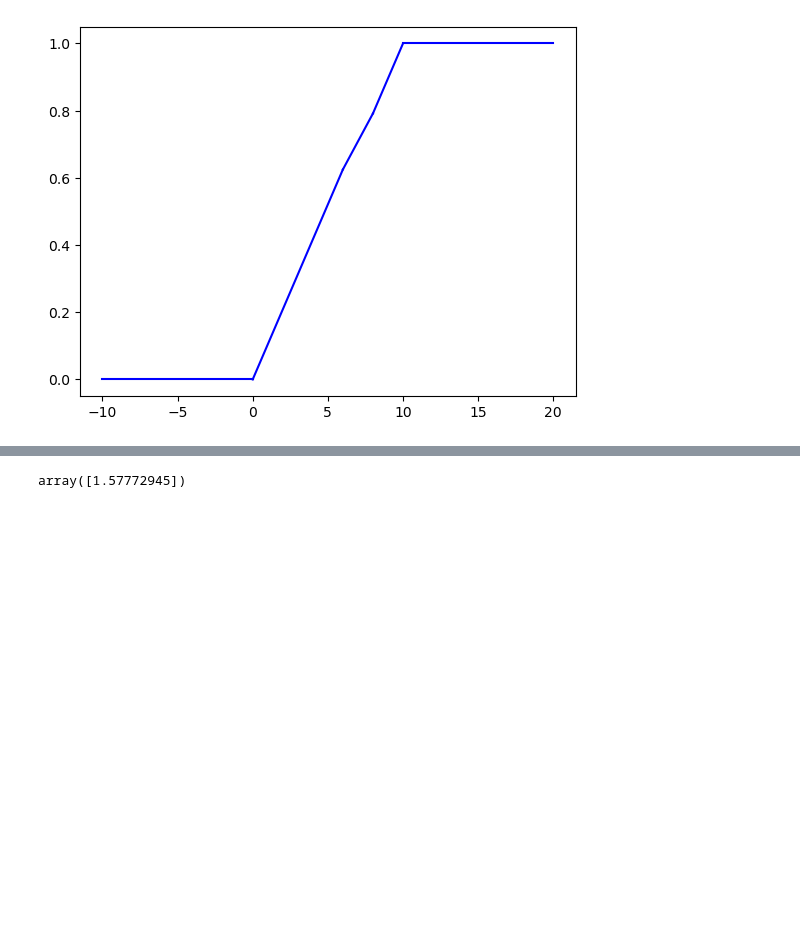
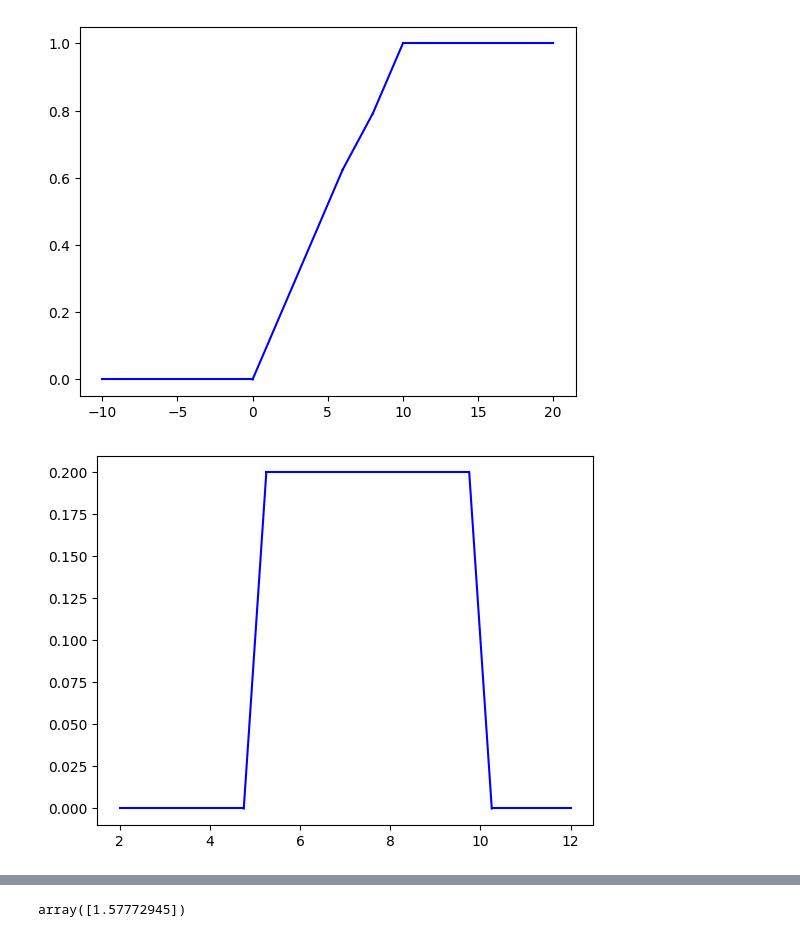
Before and after one commit to AlexMan2000/NYU-Master-Program, a Jupyter notebook: DS-GA-1002/Homeworks/hw7_code/hw7_codes.ipynb, the cells around one changed output, grey strips where cells are left out. Saved outputs shown, nothing was run; the diff lists cells and outputs as text; code cells hidden in the pictures; blank space fills up the shorter version.

```diff
--- a/DS-GA-1002/Homeworks/hw7_code/hw7_codes.ipynb
+++ b/DS-GA-1002/Homeworks/hw7_code/hw7_codes.ipynb
@@ -59,6 +59,30 @@ pieces = [np.linspace(-10,0)
 plot_piece_wise_function(pieces)
 # %% [output]
 [figure]
+# %%
+# Problem 2(a)
+def generate_piece_wise_function(v):
+
+    if v == 0:
+        return lambda x: 0
+    elif v == 1:
+        return lambda x: (2 / 5) * (x - 4.75)
+    elif v == 2:
+        return lambda x: 1 / 5
+    elif v == 3:
+        return lambda x: (2 / 5) * (10.25 - x)
+    else:
+        return lambda x: 0
+
+pieces = [np.linspace(2,4.75)
+        ,np.linspace(4.75,5.25)
+        ,np.linspace(5.25,9.75)
+        ,np.linspace(9.75,10.25)
+        ,np.linspace(10.25,12)]
+
+plot_piece_wise_function(pieces)
+# %% [output]
+[figure, added]
 # %%
 # Problem 3(b)
 
```
Also changed, not shown: parts of 2 cells of this notebook, 17 other files.
